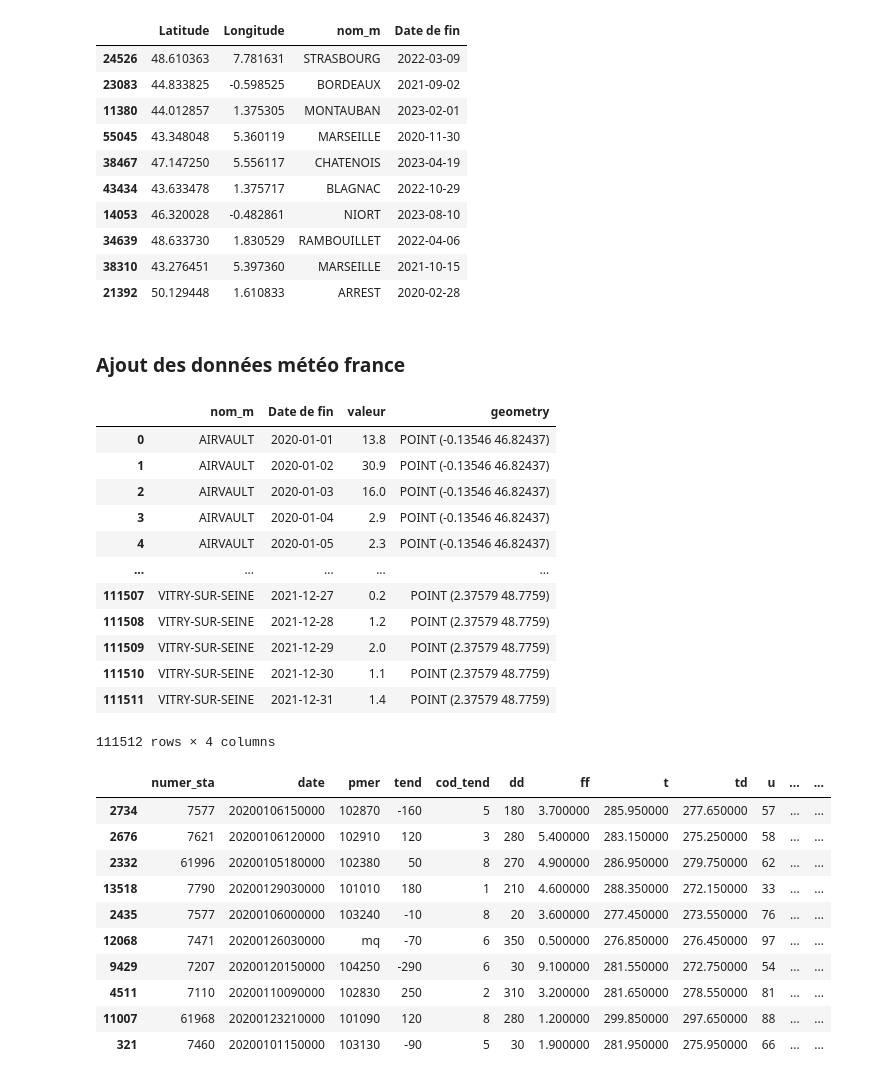
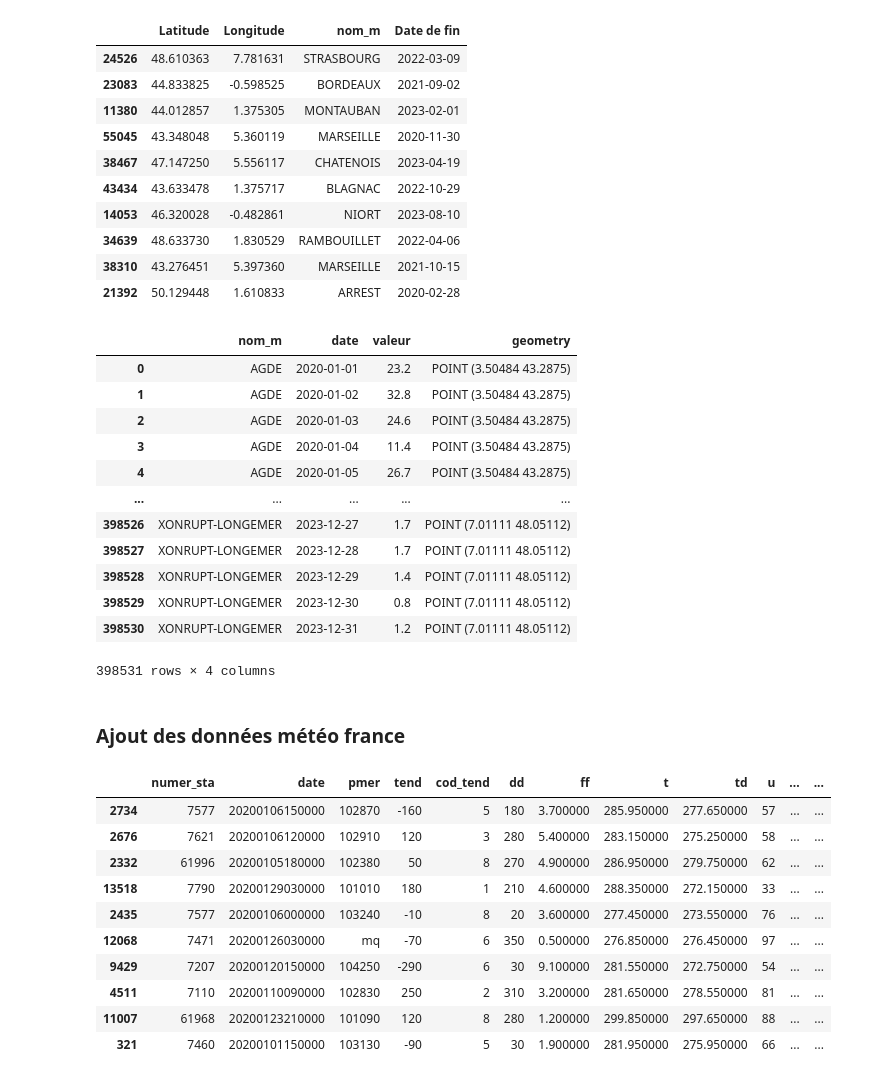
Before and after one commit to Antoine-Merienne/Projet-data-science-Mornand-Merienne, a Jupyter notebook: notebook_projet.ipynb, the cells around one changed output. Drawn from its saved outputs; the diff is of its cells as text; code cells hidden in the pictures.

```diff
--- a/notebook_projet.ipynb
+++ b/notebook_projet.ipynb
@@ -564,24 +571,26 @@ for indice_polluant in range(5):
     geometries.append(result_simple[indice_polluant].groupby(['nom_m', 'Date de fin'])['geometry'].first().reset_index())
     # Fusionner pour réassocier la géométrie
     variable_gdf.append(gpd.GeoDataFrame(result_simple_agg[indice_polluant].merge(geometries[indice_polluant], on=['nom_m', 'Date de fin']), geometry='geometry', crs=result_simple[indice_polluant].crs))
+# %%
+for i in range(5):
+    variable_gdf[i].rename(columns = {'Date de fin' : 'date'}, inplace = True)
+variable_gdf[0]
+# %% [output]
+|  | nom_m | date | valeur | geometry |
+| 0 | AGDE | 2020-01-01 | 23.2 | POINT (3.50484 43.2875) |
+| 1 | AGDE | 2020-01-02 | 32.8 | POINT (3.50484 43.2875) |
+| 2 | AGDE | 2020-01-03 | 24.6 | POINT (3.50484 43.2875) |
+| 3 | AGDE | 2020-01-04 | 11.4 | POINT (3.50484 43.2875) |
+| 4 | AGDE | 2020-01-05 | 26.7 | POINT (3.50484 43.2875) |
+| ... | ... | ... | ... | ... |
+| 398526 | XONRUPT-LONGEMER | 2023-12-27 | 1.7 | POINT (7.01111 48.05112) |
+| 398527 | XONRUPT-LONGEMER | 2023-12-28 | 1.7 | POINT (7.01111 48.05112) |
+| 398528 | XONRUPT-LONGEMER | 2023-12-29 | 1.4 | POINT (7.01111 48.05112) |
+| 398529 | XONRUPT-LONGEMER | 2023-12-30 | 0.8 | POINT (7.01111 48.05112) |
+| 398530 | XONRUPT-LONGEMER | 2023-12-31 | 1.2 | POINT (7.01111 48.05112) |
+398531 rows × 4 columns
 # %% [markdown]
 ### Ajout des données météo france
-# %%
-variable_gdf[4]
-# %% [output]
-|  | nom_m | Date de fin | valeur | geometry |
-| 0 | AIRVAULT | 2020-01-01 | 13.8 | POINT (-0.13546 46.82437) |
-| 1 | AIRVAULT | 2020-01-02 | 30.9 | POINT (-0.13546 46.82437) |
-| 2 | AIRVAULT | 2020-01-03 | 16.0 | POINT (-0.13546 46.82437) |
-| 3 | AIRVAULT | 2020-01-04 | 2.9 | POINT (-0.13546 46.82437) |
-| 4 | AIRVAULT | 2020-01-05 | 2.3 | POINT (-0.13546 46.82437) |
-| ... | ... | ... | ... | ... |
-| 111507 | VITRY-SUR-SEINE | 2021-12-27 | 0.2 | POINT (2.37579 48.7759) |
-| 111508 | VITRY-SUR-SEINE | 2021-12-28 | 1.2 | POINT (2.37579 48.7759) |
-| 111509 | VITRY-SUR-SEINE | 2021-12-29 | 2.0 | POINT (2.37579 48.7759) |
-| 111510 | VITRY-SUR-SEINE | 2021-12-30 | 1.1 | POINT (2.37579 48.7759) |
-| 111511 | VITRY-SUR-SEINE | 2021-12-31 | 1.4 | POINT (2.37579 48.7759) |
-111512 rows × 4 columns
 # %%
 #On vient maintenant lire le dataframe metéofrance
 df_meteofrance = pd.read_csv('CSV_data\METEOFRANCE.csv', sep =';')
```
Also changed, not shown: parts of 7 cells of this notebook.
